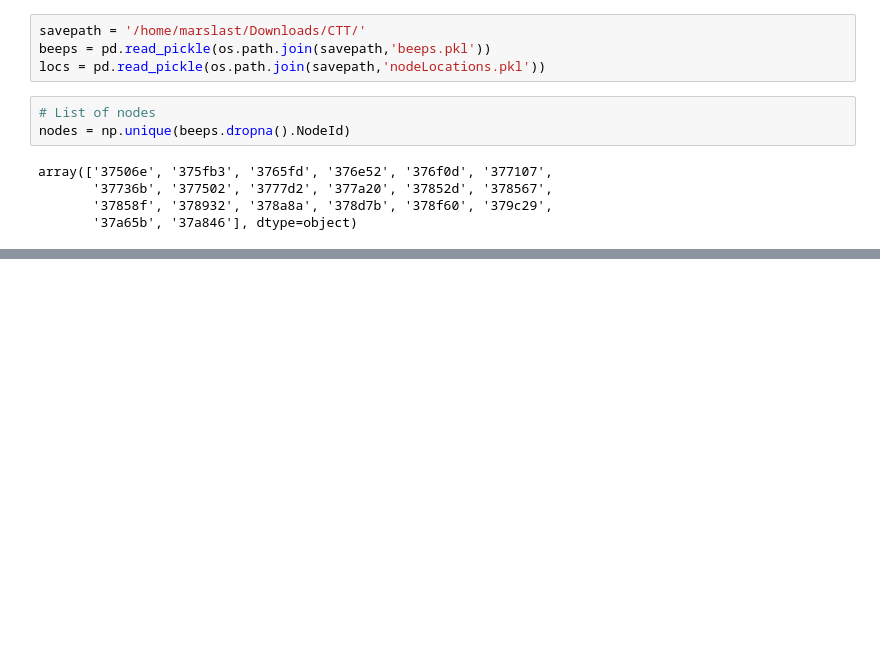
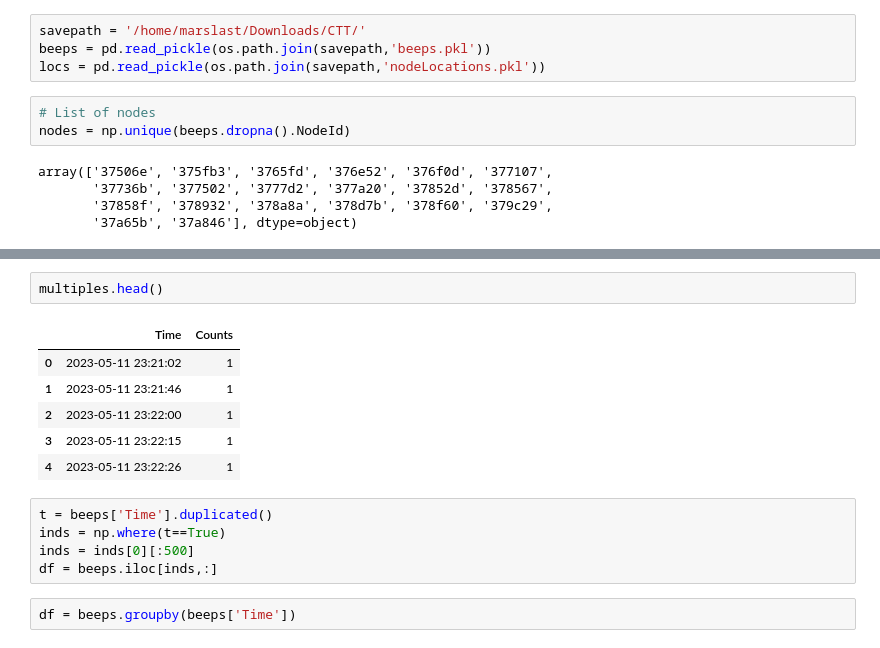
Before and after one commit to smarsland/CTTData, a Jupyter notebook: Localisation.ipynb, the cells around one changed output, grey strips where cells are left out. Saved outputs shown, nothing was run; the diff lists cells and outputs as text; blank space fills up the shorter version.

```diff
--- a/Localisation.ipynb
+++ b/Localisation.ipynb
@@ -42,0 +28,16 @@ Name: Time, Length: 85197, dtype: object
+# %%
+multiples.head()
+# %% [output]
+|  | Time | Counts |
+| 0 | 2023-05-11 23:21:02 | 1 |
+| 1 | 2023-05-11 23:21:46 | 1 |
+| 2 | 2023-05-11 23:22:00 | 1 |
+| 3 | 2023-05-11 23:22:15 | 1 |
+| 4 | 2023-05-11 23:22:26 | 1 |
+# %%
+t = beeps['Time'].duplicated()
+inds = np.where(t==True)
+inds = inds[0][:500]
+df = beeps.iloc[inds,:]
+# %%
+df = beeps.groupby(beeps['Time'])
```
Also changed, not shown: parts of 7 cells of this notebook, 3 other files.
